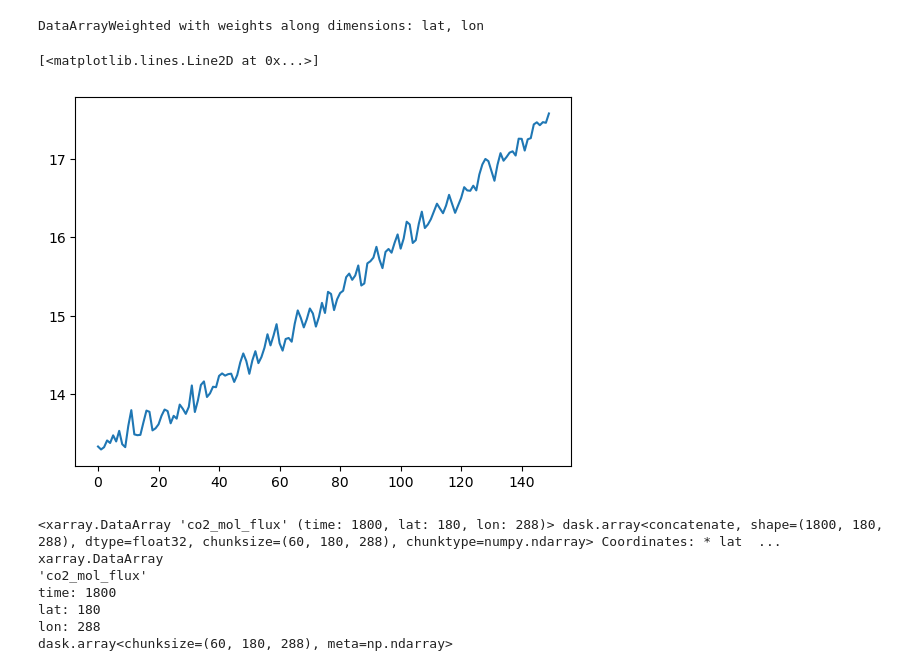
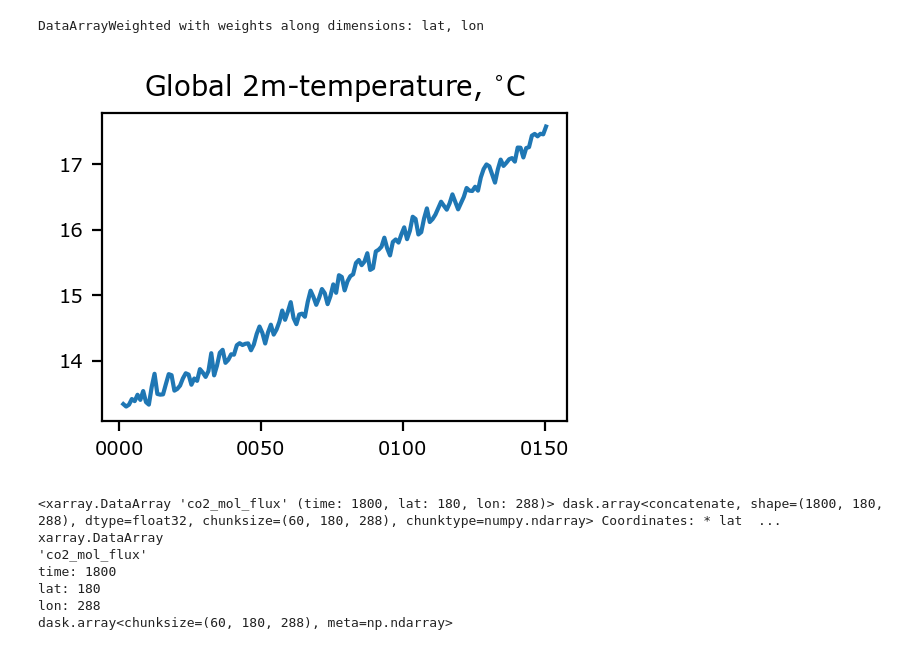
Before and after one commit to keturner8/TCRE-gfdl-esm4, a Jupyter notebook: tcre_initial.ipynb, the cells around one changed output. Drawn from its saved outputs; the diff is of its cells as text; code cells hidden in the pictures.

```diff
--- a/tcre_initial.ipynb
+++ b/tcre_initial.ipynb
@@ -85,3 +76,4 @@ Coordinates:
 # %%
-wgts.groupby("time.year").sum(xr.ALL_DIMS) # double check that the weights are correct for each year
+t_ref_ann = ml.util.annual_average(ds1.t_ref) # ml includes algorithm for taking weighted annual averages
+t_ref_ann
 # %% [output]
@@ -100,6 +104,0 @@ Coordinates:
-# %%
-annavg_num = (ds1["t_ref"]*wgts).resample(time="AS").sum(dim="time")
-annavg_den = wgts.resample(time="AS").sum(dim="time")
-
-t_ref_ann = annavg_num / annavg_den
-t_ref_ann
@@ -131,3 +107,9 @@ Attributes: (0)
 # %%
-plt.plot(t_ref_ann[:,121,270].data - 273.15) # looks good!
+fig = plt.figure(figsize=(3, 2))
+ax = plt.subplot(111)
+
+tax = t_ref_ann.time.values
+ax.plot(tax, t_ref_ann[:, 121, 270].data - 273.15)
+plt.title("2-temperature", fontsize=10)
+# plt.savefig("tempplt.pdf", bbox_inches="tight") # bbox_inches helps to make sure things do not get cut off of figures
 # %% [output]
@@ -165,14 +123,19 @@ Coordinates:
 # %%
-temp_weighted = t_ref_ann.weighted(aweights)
+temp_weighted = t_ref_ann.weighted(adata.area)
 temp_weighted
 # %% [output]
 DataArrayWeighted with weights along dimensions: lat, lon
 # %%
 temp_glob = temp_weighted.mean(("lat", "lon"))
-plt.plot(temp_glob.data-273.15)
+
+fig = plt.figure(figsize=(3, 2))
+ax = plt.subplot(111)
+
+ax.plot(tax, temp_glob.data - 273.15)
+plt.title("Global 2m-temperature, $^{\circ}$C", fontsize=10)
+#plt.savefig("temp_glob.png", bbox_inches="tight")
 # %% [output]
-[<matplotlib.lines.Line2D at 0x...>]
-[figure, old version]
+[figure, new version]
 # %%
 # open files for carbon fluxes
 
```
Also changed, not shown: parts of 18 cells of this notebook.
